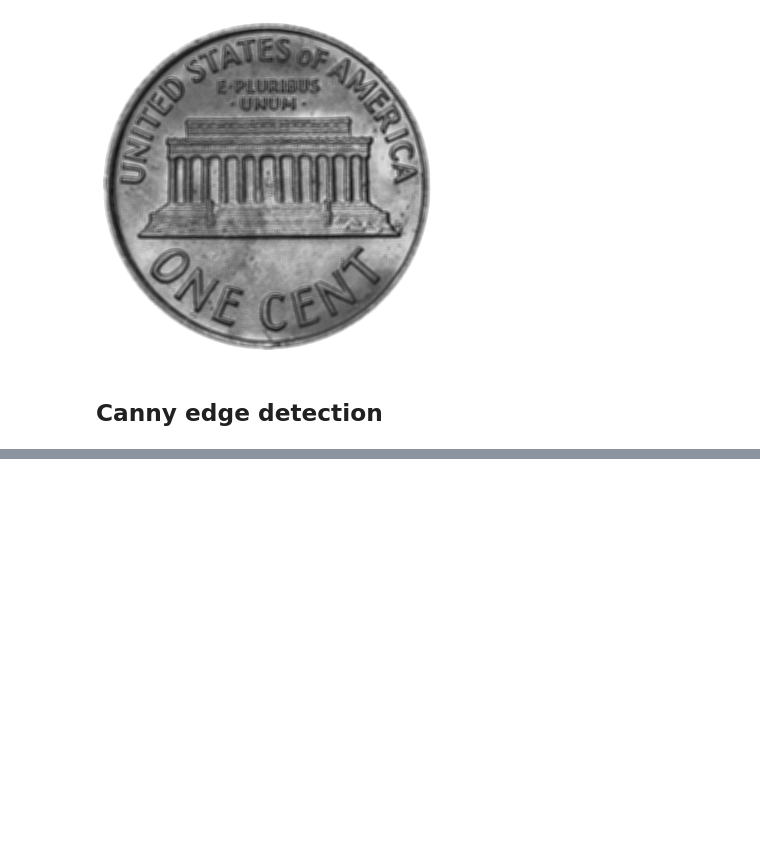
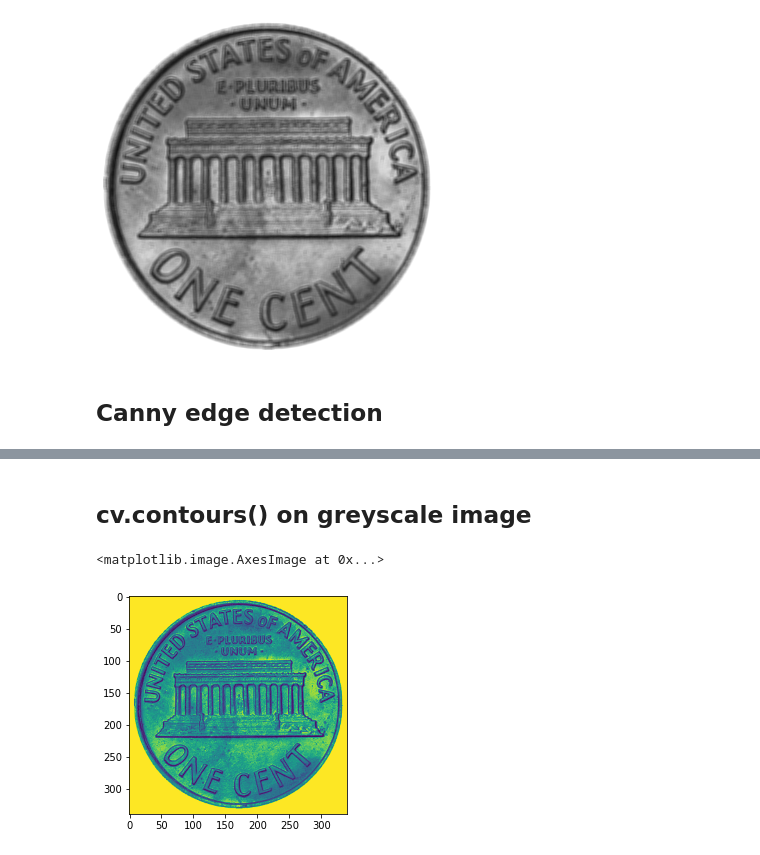
Before and after one commit to om22shree/College-Notes, a Jupyter notebook: TTL Lab/Day_7/Lab_7.ipynb, the cells around one changed output, grey strips where cells are left out. Cells and saved outputs as stored; diff of their text form; code cells hidden in the pictures; blank space fills up the shorter version.

```diff
--- a/TTL Lab/Day_7/Lab_7.ipynb
+++ b/TTL Lab/Day_7/Lab_7.ipynb
@@ -45,0 +47,13 @@ cv2_imshow(np.hstack((dst2, dst3)))
+# %% [markdown]
+## cv.contours() on greyscale image
+# %%
+contours, _ = cv.findContours(img2, cv.RETR_EXTERNAL,
+                              cv.CHAIN_APPROX_NONE)
+contours = sorted(contours, key=cv.contourArea, reverse=True)
+img_copy1 = img2.copy()
+final1 = cv.drawContours(img_copy1, contours, contourIdx=-1,
+                        color=(255, 0, 0), thickness=2)
+plt.imshow(final1)
+# %% [output]
+<matplotlib.image.AxesImage at 0x...>
+[figure, added]
```
Also changed, not shown: parts of 10 cells of this notebook.
